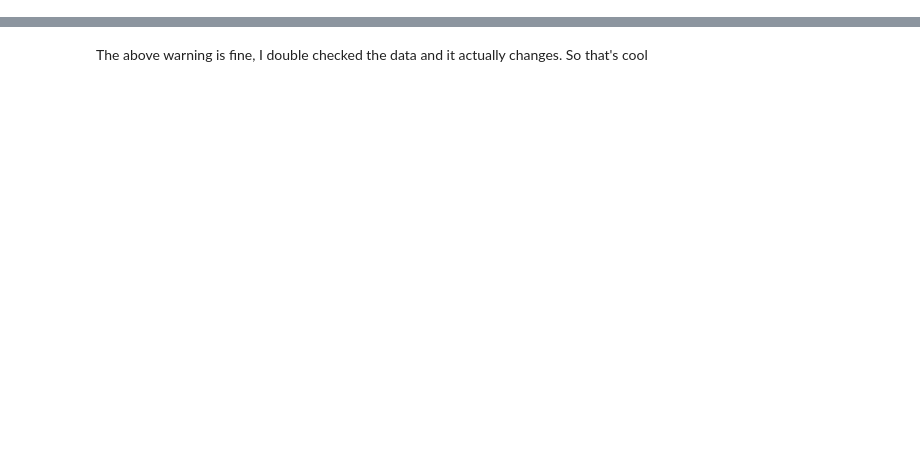
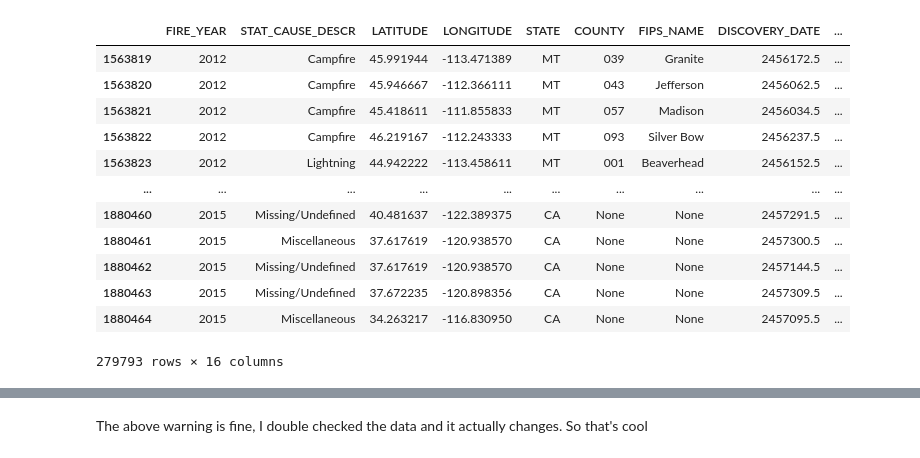
Before and after one commit to Cakhavan/FireWeatherKaggleAnalysis, a Jupyter notebook: final_Armin.ipynb, the cells around one changed output, grey strips where cells are left out. Saved outputs shown, nothing was run; the diff lists cells and outputs as text; code cells hidden in the pictures; blank space fills up the shorter version.

```diff
--- a/final_Armin.ipynb
+++ b/final_Armin.ipynb
@@ -40,7 +63,21 @@ df['DATETIME'] = df['DATE'].dt.strftime('%Y-%m-%d') + ' ' +  df['TIME']
 # %%
 # Prune years not in range 2012-2015 for fire data
 df = df[df['FIRE_YEAR'] >= 2012]
-#df
+df
+# %% [output]
+|  | FIRE_YEAR | STAT_CAUSE_DESCR | LATITUDE | LONGITUDE | STATE | COUNTY | FIPS_NAME | DISCOVERY_DATE | ... |
+| 1563819 | 2012 | Campfire | 45.991944 | -113.471389 | MT | 039 | Granite | 2456172.5 | ... |
+| 1563820 | 2012 | Campfire | 45.946667 | -112.366111 | MT | 043 | Jefferson | 2456062.5 | ... |
+| 1563821 | 2012 | Campfire | 45.418611 | -111.855833 | MT | 057 | Madison | 2456034.5 | ... |
+| 1563822 | 2012 | Campfire | 46.219167 | -112.243333 | MT | 093 | Silver Bow | 2456237.5 | ... |
+| 1563823 | 2012 | Lightning | 44.942222 | -113.458611 | MT | 001 | Beaverhead | 2456152.5 | ... |
+| ... | ... | ... | ... | ... | ... | ... | ... | ... | ... |
+| 1880460 | 2015 | Missing/Undefined | 40.481637 | -122.389375 | CA | None | None | 2457291.5 | ... |
+| 1880461 | 2015 | Miscellaneous | 37.617619 | -120.938570 | CA | None | None | 2457300.5 | ... |
+| 1880462 | 2015 | Missing/Undefined | 37.617619 | -120.938570 | CA | None | None | 2457144.5 | ... |
+| 1880463 | 2015 | Missing/Undefined | 37.672235 | -120.898356 | CA | None | None | 2457309.5 | ... |
+| 1880464 | 2015 | Miscellaneous | 34.263217 | -116.830950 | CA | None | None | 2457095.5 | ... |
+279793 rows × 16 columns
 # %%
 # Read in Weather Data
 # df_fire = pd.read_csv('California_Fire_Incidents.csv')
```
Also changed, not shown: parts of 28 cells of this notebook.
